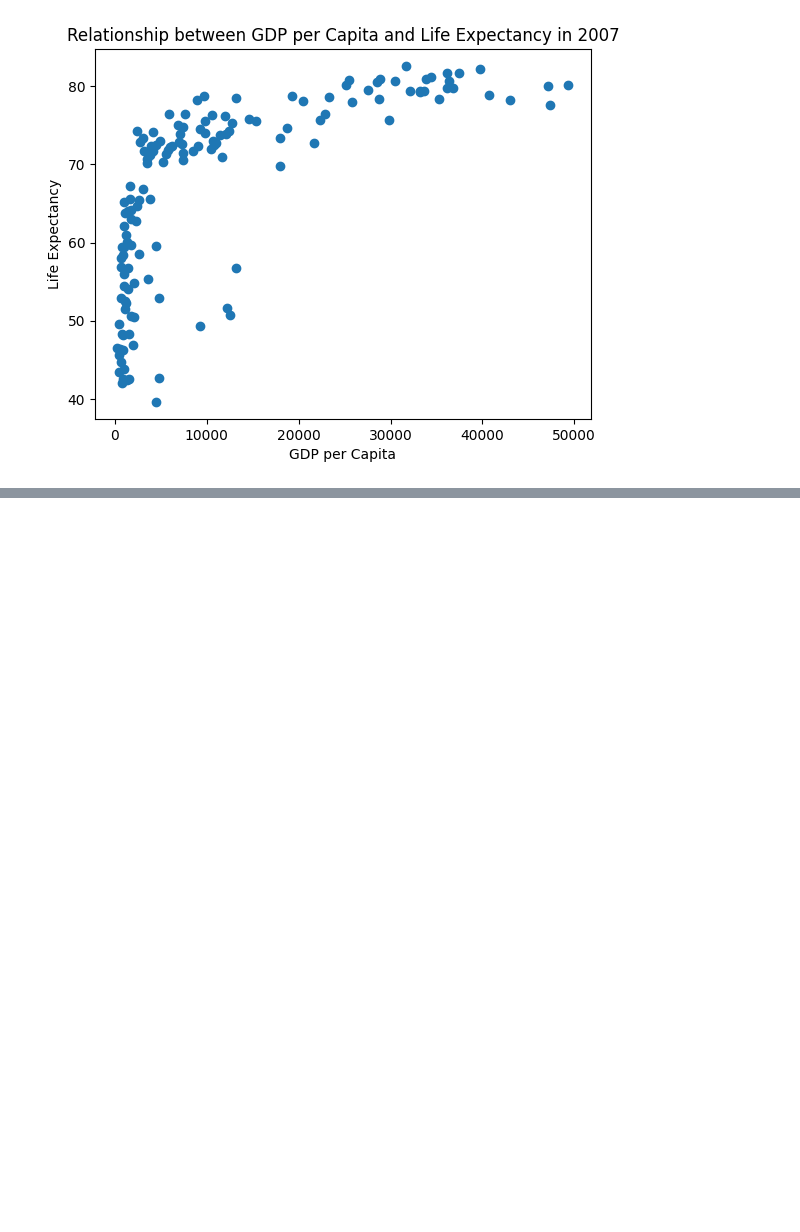
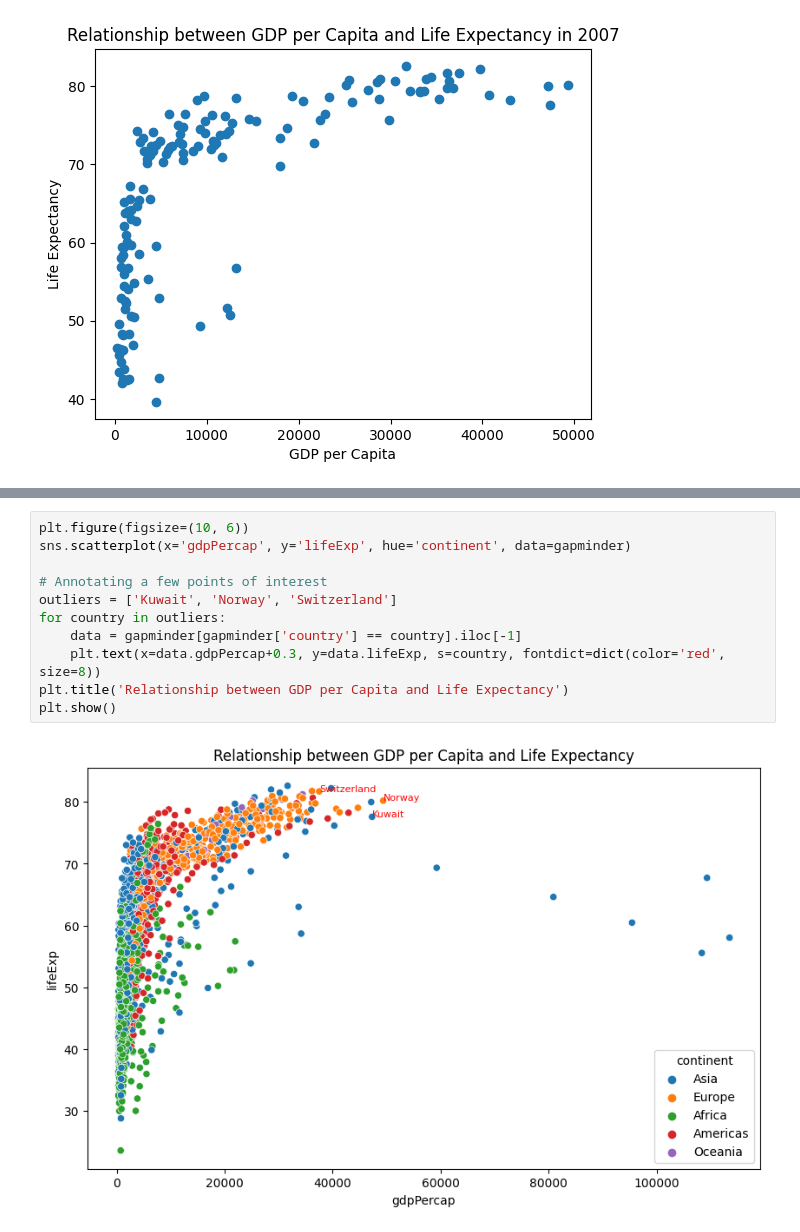
Before and after one commit to Branden-Kang/Data-Visualization, a Jupyter notebook: Minimizing_Chart_junk_4_Tips_for_Clean_Data_Visualizations_With_Python.ipynb, the cells around one changed output, grey strips where cells are left out. Drawn from its saved outputs; the diff is of its cells as text; blank space fills up the shorter version.

```diff
--- a/Minimizing_Chart_junk_4_Tips_for_Clean_Data_Visualizations_With_Python.ipynb
+++ b/Minimizing_Chart_junk_4_Tips_for_Clean_Data_Visualizations_With_Python.ipynb
@@ -57,0 +91,13 @@ plt.show()
+# %%
+plt.figure(figsize=(10, 6))
+sns.scatterplot(x='gdpPercap', y='lifeExp', hue='continent', data=gapminder)
+
+# Annotating a few points of interest
+outliers = ['Kuwait', 'Norway', 'Switzerland']
+for country in outliers:
+    data = gapminder[gapminder['country'] == country].iloc[-1]
+    plt.text(x=data.gdpPercap+0.3, y=data.lifeExp, s=country, fontdict=dict(color='red', size=8))
+plt.title('Relationship between GDP per Capita and Life Expectancy')
+plt.show()
+# %% [output]
+[figure, added]
```
Also changed, not shown: parts of 3 cells of this notebook.
